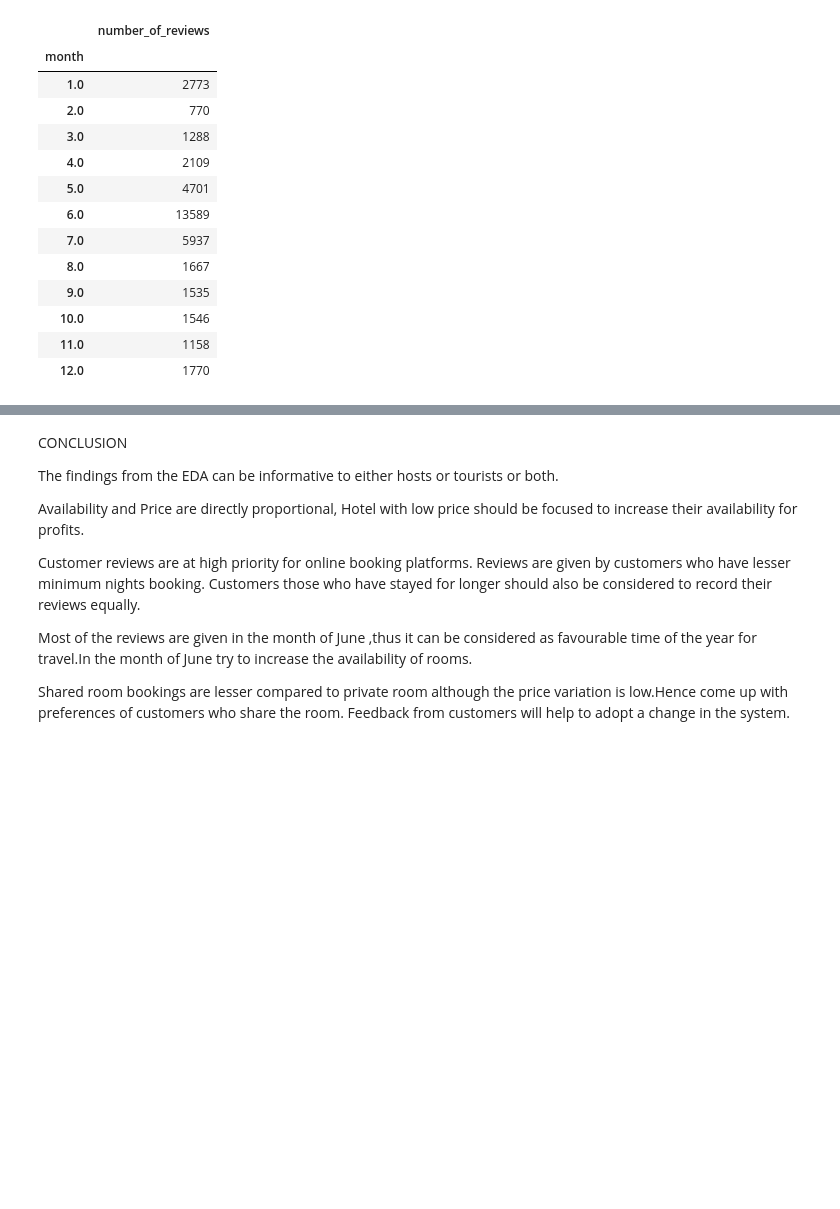
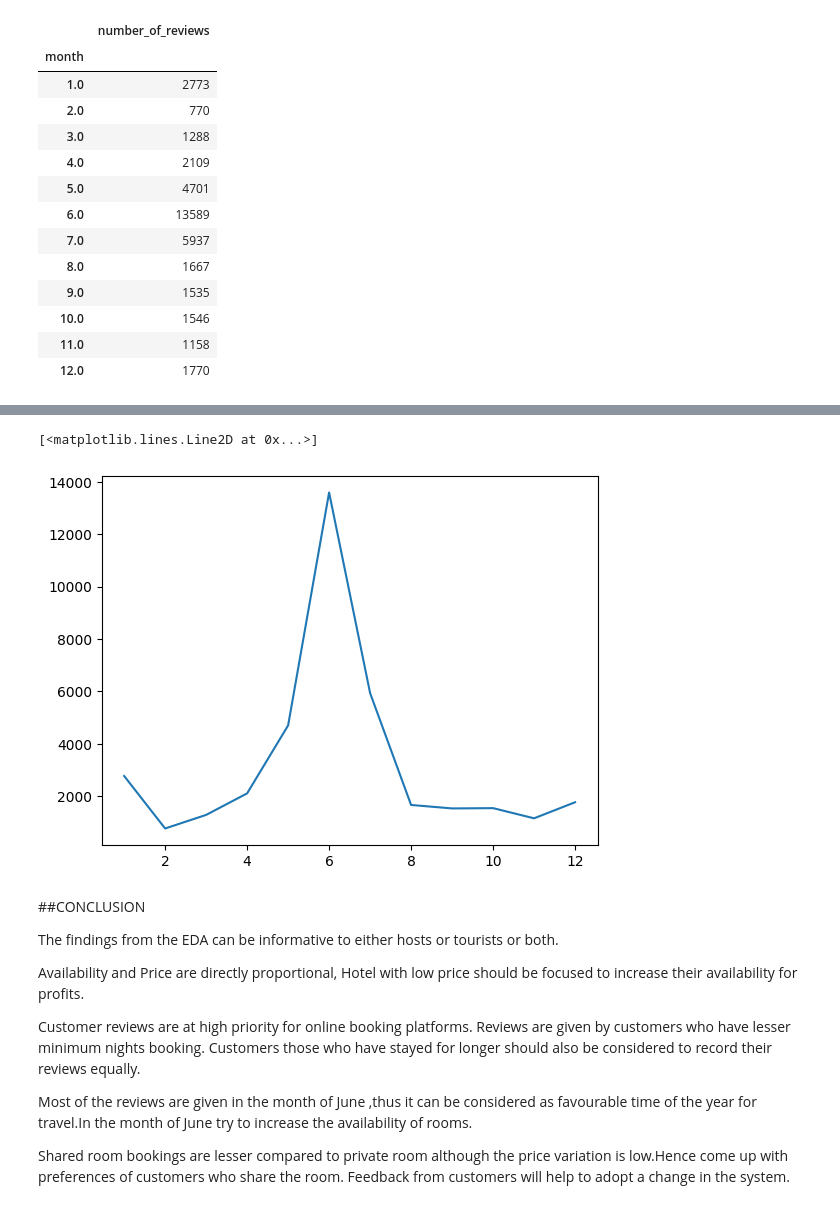
Before and after one commit to Sardaruzma/Airbnb_EDA, a Jupyter notebook: Airbnb_EDA_Project.ipynb, the cells around one changed output, grey strips where cells are left out. Cells and saved outputs as stored; diff of their text form; code cells hidden in the pictures; blank space fills up the shorter version.

```diff
--- a/Airbnb_EDA_Project.ipynb
+++ b/Airbnb_EDA_Project.ipynb
@@ -445,3 +475,7 @@ df_calendar
 | 10.0 | 1546 |
 | 11.0 | 1158 |
 | 12.0 | 1770 |
+# %%
+m=[1,2,3,4,5,6,7,8,9,10,11,12]
+df_calendar["months"]=m
+df_calendar
@@ -448,5 +497,10 @@ df_calendar
+# %%
+plt.plot(df_calendar["months"],df_calendar["number_of_reviews"])
+# %% [output]
+[<matplotlib.lines.Line2D at 0x...>]
+[figure, added]
 # %% [markdown]
-CONCLUSION
+##CONCLUSION
 
 The findings from the EDA can be informative to either hosts or tourists or both.
 
@@ -456,6 +510,7 @@ profits.
 Customer reviews are at high priority for online booking platforms. Reviews are given by customers who have lesser minimum nights booking. Customers those who have stayed for longer should also be considered to
 record their reviews equally.
 
+
 Most of the reviews are given in the month of June ,thus it can be considered as favourable time of the year for travel.In the month of June try to increase the availability of rooms.
 
 Shared room bookings are lesser compared to private room although the price variation is low.Hence come up with preferences of customers who share the room. Feedback from customers will help to adopt a change in the system.
```
Also changed, not shown: parts of 8 cells of this notebook.
